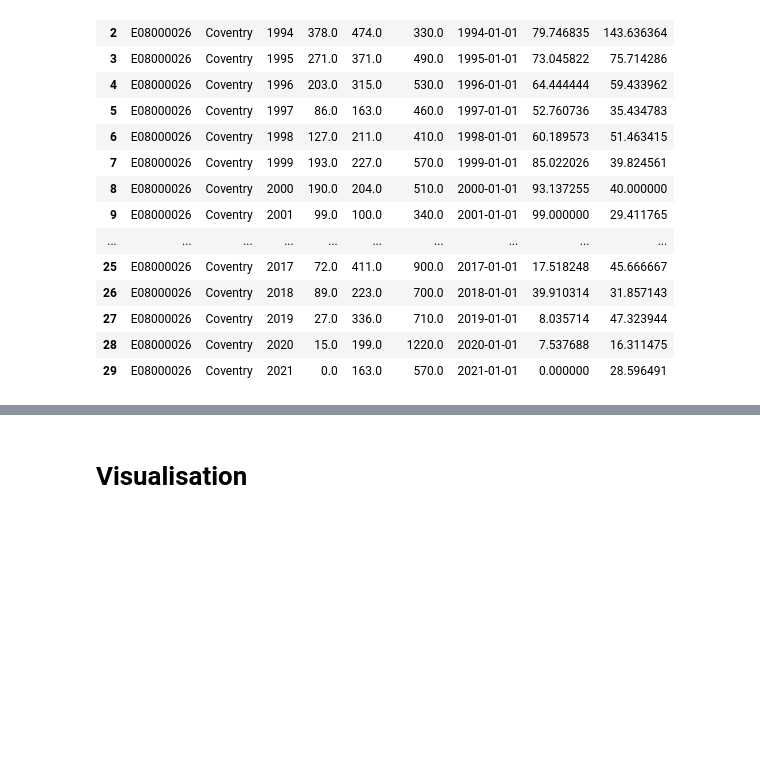
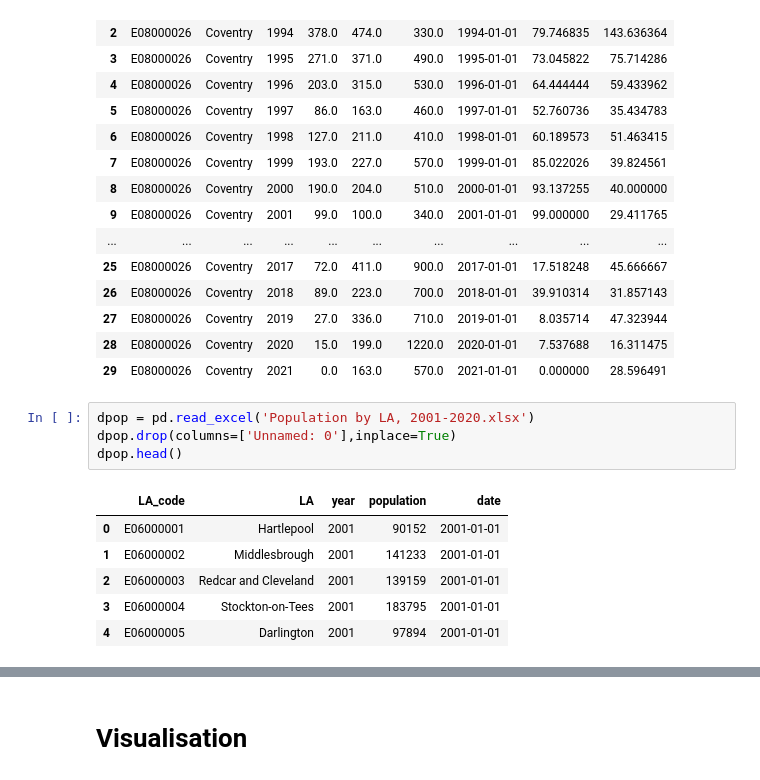
Before and after one commit to potato-bit/RA, a Jupyter notebook: cleaned datasets/analysis.ipynb, the cells around one changed output, grey strips where cells are left out. Drawn from its saved outputs; the diff is of its cells as text; blank space fills up the shorter version.

```diff
--- a/cleaned datasets/analysis.ipynb
+++ b/cleaned datasets/analysis.ipynb
@@ -140,3 +140,14 @@ dcov
 | 27 | E08000026 | Coventry | 2019 | 27.0 | 336.0 | 710.0 | 2019-01-01 | 8.035714 | 47.323944 |
 | 28 | E08000026 | Coventry | 2020 | 15.0 | 199.0 | 1220.0 | 2020-01-01 | 7.537688 | 16.311475 |
 | 29 | E08000026 | Coventry | 2021 | 0.0 | 163.0 | 570.0 | 2021-01-01 | 0.000000 | 28.596491 |
+# %%
+dpop = pd.read_excel('Population by LA, 2001-2020.xlsx')
+dpop.drop(columns=['Unnamed: 0'],inplace=True)
+dpop.head()
+# %% [output]
+|  | LA_code | LA | year | population | date |
+| 0 | E06000001 | Hartlepool | 2001 | 90152 | 2001-01-01 |
+| 1 | E06000002 | Middlesbrough | 2001 | 141233 | 2001-01-01 |
+| 2 | E06000003 | Redcar and Cleveland | 2001 | 139159 | 2001-01-01 |
+| 3 | E06000004 | Stockton-on-Tees | 2001 | 183795 | 2001-01-01 |
+| 4 | E06000005 | Darlington | 2001 | 97894 | 2001-01-01 |
```
Also changed, not shown: parts of 9 cells of this notebook.
